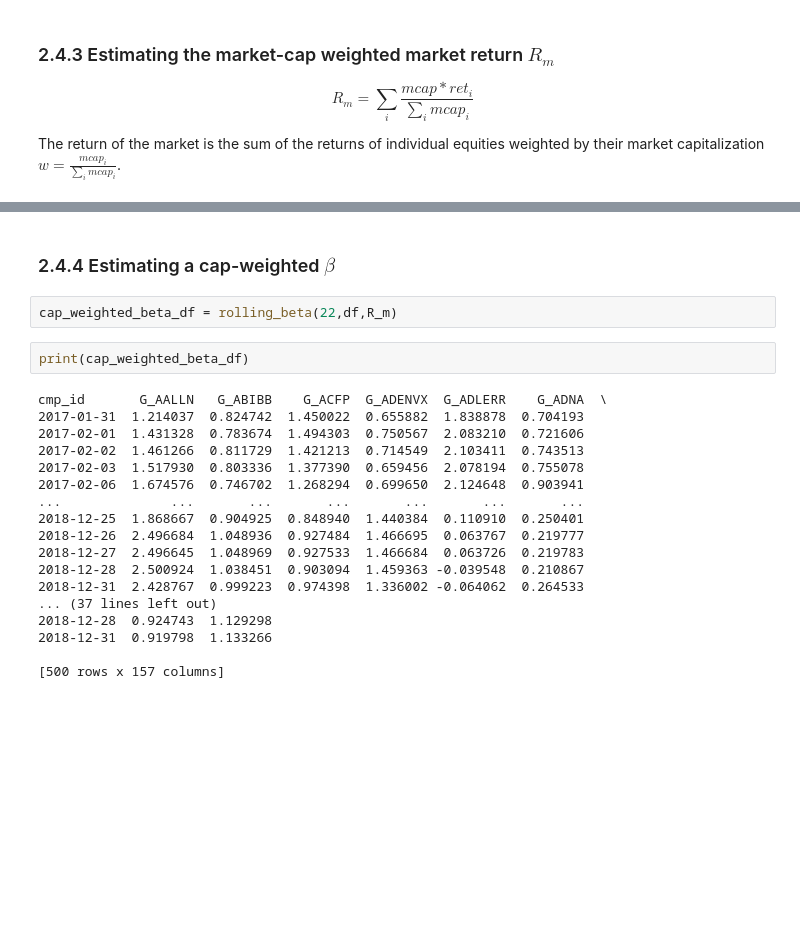
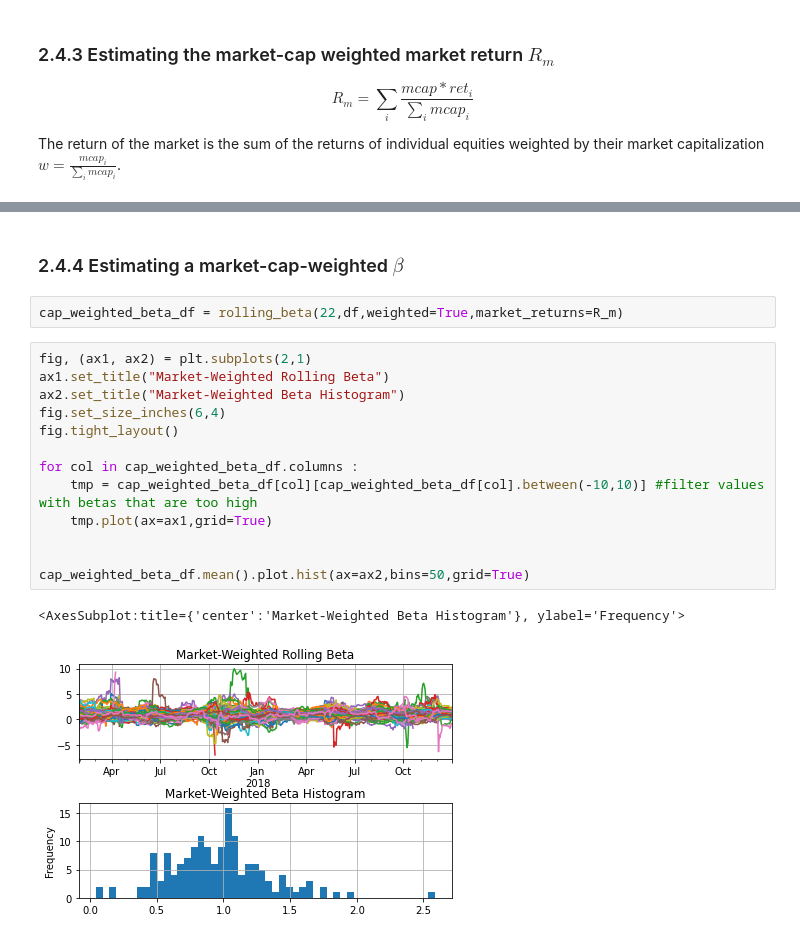
Before and after one commit to zxt18/Financial-Signal-Processing, a Jupyter notebook: Coursework_1.ipynb, the cells around one changed output, grey strips where cells are left out. Saved outputs shown, nothing was run; the diff lists cells and outputs as text; blank space fills up the shorter version.

```diff
--- a/Coursework_1.ipynb
+++ b/Coursework_1.ipynb
@@ -716,24 +688,20 @@ Length: 521, dtype: float64
 # %% [markdown]
-### 2.4.4 Estimating a cap-weighted $\beta$
+### 2.4.4 Estimating a market-cap-weighted $\beta$
 # %%
-cap_weighted_beta_df = rolling_beta(22,df,R_m)
+cap_weighted_beta_df = rolling_beta(22,df,weighted=True,market_returns=R_m)
-# %%
-print(cap_weighted_beta_df)
-# %% [output]
-cmp_id       G_AALLN   G_ABIBB    G_ACFP  G_ADENVX  G_ADLERR    G_ADNA  \
-2017-01-31  1.214037  0.824742  1.450022  0.655882  1.838878  0.704193
-2017-02-01  1.431328  0.783674  1.494303  0.750567  2.083210  0.721606
-2017-02-02  1.461266  0.811729  1.421213  0.714549  2.103411  0.743513
-2017-02-03  1.517930  0.803336  1.377390  0.659456  2.078194  0.755078
-2017-02-06  1.674576  0.746702  1.268294  0.699650  2.124648  0.903941
-...              ...       ...       ...       ...       ...       ...
-2018-12-25  1.868667  0.904925  0.848940  1.440384  0.110910  0.250401
-2018-12-26  2.496684  1.048936  0.927484  1.466695  0.063767  0.219777
-2018-12-27  2.496645  1.048969  0.927533  1.466684  0.063726  0.219783
-2018-12-28  2.500924  1.038451  0.903094  1.459363 -0.039548  0.210867
-2018-12-31  2.428767  0.999223  0.974398  1.336002 -0.064062  0.264533
-... (37 lines left out)
-2018-12-28  0.924743  1.129298
-2018-12-31  0.919798  1.133266
-
-[500 rows x 157 columns]
+# %%
+fig, (ax1, ax2) = plt.subplots(2,1)
+ax1.set_title("Market-Weighted Rolling Beta")
+ax2.set_title("Market-Weighted Beta Histogram")
+fig.set_size_inches(6,4)
+fig.tight_layout()
+
+for col in cap_weighted_beta_df.columns :
+    tmp = cap_weighted_beta_df[col][cap_weighted_beta_df[col].between(-10,10)] #filter values with betas that are too high
+    tmp.plot(ax=ax1,grid=True)
+
+
+cap_weighted_beta_df.mean().plot.hist(ax=ax2,bins=50,grid=True)
+# %% [output]
+<AxesSubplot:title={'center':'Market-Weighted Beta Histogram'}, ylabel='Frequency'>
+[figure, added]
```
Also changed, not shown: parts of 42 cells of this notebook.
